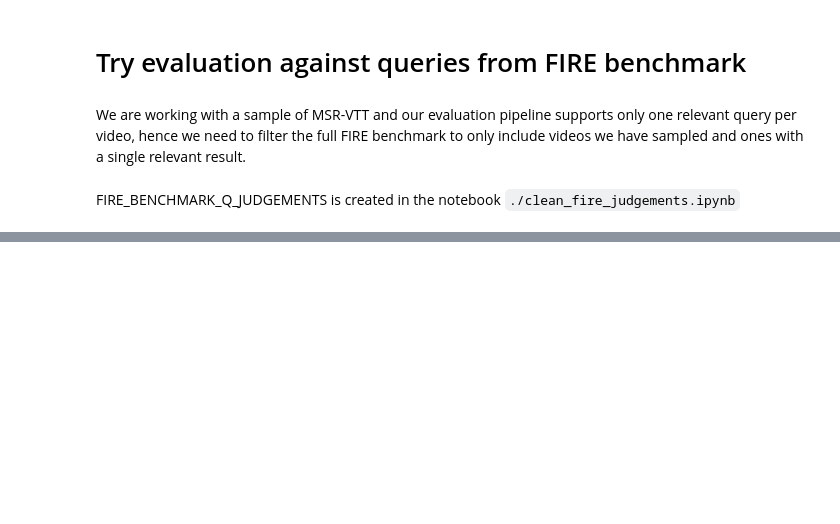
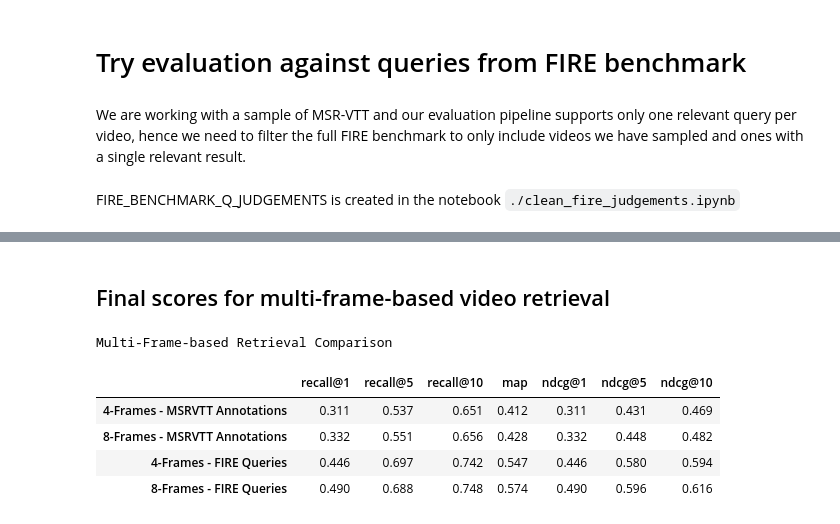
Before and after one commit to Suraj-Ram/video-semantic-search, a Jupyter notebook: multi_frame_ret_clip.ipynb, the cells around one changed output, grey strips where cells are left out. Cells and saved outputs as stored; diff of their text form; code cells hidden in the pictures; blank space fills up the shorter version.

Commit message:
Completed multi-frame ret notebook with final table of metrics

```diff
--- a/multi_frame_ret_clip.ipynb
+++ b/multi_frame_ret_clip.ipynb
@@ -376,16 +393,26 @@ def read_frame_search_fire_csv(csv_file):
         for line in data:
             yield line['video_id'], line['sentence']
 
-frame_search_fire_pipeline = (
+multi_4_frame_search_fire_pipeline = (
     pipe.input('csv_file')
     .flat_map('csv_file', ('rel_frame_id', 'query'), read_frame_search_fire_csv)
     .map('query', 'vec', ops.image_text_embedding.clip(model_name='clip_vit_base_patch16', modality='text', device='mps'))
     .map('vec', 'vec', lambda x: x / np.linalg.norm(x))
-    .map('vec', 'top10_raw_res', ops.ann_search.milvus_client(collection_name=FRAME_RET_COLLECTION, limit=10))
-    .map('top10_raw_res', ('top1', 'top5', 'top10'), lambda x: (x[:1], x[:5], x[:10]))
-    .output('rel_frame_id', 'query', 'top1', 'top5', 'top10')
+    .map('vec', 'top10_raw_res', ops.ann_search.milvus_client(collection_name=FRAME_4_RET_COLLECTION, limit=15))
+    .map('top10_raw_res', ('top1', 'top5', 'top10', 'top15'), lambda x: (x[:1], x[:5], x[:10], x[:15]))
+    .output('rel_frame_id', 'query', 'top1', 'top5', 'top10', 'top15')
 )
 
-fire_query_results = DataCollection(frame_search_fire_pipeline(FIRE_BENCHMARK_Q_JUDGEMENTS))
-fire_query_results.show()
+multi_8_frame_search_fire_pipeline = (
+    pipe.input('csv_file')
+    .flat_map('csv_file', ('rel_frame_id', 'query'), read_frame_search_fire_csv)
+    .map('query', 'vec', ops.image_text_embedding.clip(model_name='clip_vit_base_patch16', modality='text', device='mps'))
+    .map('vec', 'vec', lambda x: x / np.linalg.norm(x))
+    .map('vec', 'top10_raw_res', ops.ann_search.milvus_client(collection_name=FRAME_8_RET_COLLECTION, limit=15))
+    .map('top10_raw_res', ('top1', 'top5', 'top10', 'top15'), lambda x: (x[:1], x[:5], x[:10], x[:15]))
+    .output('rel_frame_id', 'query', 'top1', 'top5', 'top10', 'top15')
+)
+
+fire_query_results_4 = DataCollection(multi_4_frame_search_fire_pipeline(FIRE_BENCHMARK_Q_JUDGEMENTS))
+fire_query_results_8 = DataCollection(multi_8_frame_search_fire_pipeline(FIRE_BENCHMARK_Q_JUDGEMENTS))
 # %% [output]
@@ -415 +436,7 @@ fire_query_results.show()
+# %%
+# Save FIRE queries
+fire_query_results_4_df = twohee_data_col_to_df(fire_query_results_4)
+fire_query_results_4_df.to_csv('query_results/multi_4_frame_queries_fire.csv', index=False)
+fire_query_results_8_df = twohee_data_col_to_df(fire_query_results_8)
+fire_query_results_8_df.to_csv('query_results/multi_8_frame_queries_fire.csv', index=False)
 # %%
@@ -424,0 +466,21 @@ get_all_eval_scores(twohee_data_col_to_df(fire_query_results))
+# %% [markdown]
+## Final scores for multi-frame-based video retrieval
+# %%
+scores_df = pd.DataFrame([get_all_eval_scores(multi_4_frame_msr_results_df),
+                          get_all_eval_scores(multi_8_frame_msr_results_df),
+                          get_all_eval_scores(fire_query_results_4_df),
+                          get_all_eval_scores(fire_query_results_8_df)
+                          ],
+                         index=['4-Frames - MSRVTT Annotations', '8-Frames - MSRVTT Annotations',
+                                '4-Frames - FIRE Queries', '8-Frames - FIRE Queries'])
+
+styled_scores = scores_df.style.set_caption("Multi-Frame-based Retrieval Comparison").format("{:.3f}")
+
+styled_scores
+# %% [output]
+Multi-Frame-based Retrieval Comparison
+|  | recall@1 | recall@5 | recall@10 | map | ndcg@1 | ndcg@5 | ndcg@10 |
+| 4-Frames - MSRVTT Annotations | 0.311 | 0.537 | 0.651 | 0.412 | 0.311 | 0.431 | 0.469 |
+| 8-Frames - MSRVTT Annotations | 0.332 | 0.551 | 0.656 | 0.428 | 0.332 | 0.448 | 0.482 |
+| 4-Frames - FIRE Queries | 0.446 | 0.697 | 0.742 | 0.547 | 0.446 | 0.580 | 0.594 |
+| 8-Frames - FIRE Queries | 0.490 | 0.688 | 0.748 | 0.574 | 0.490 | 0.596 | 0.616 |
```
Also changed, not shown: parts of 4 cells of this notebook, 4 other files.
